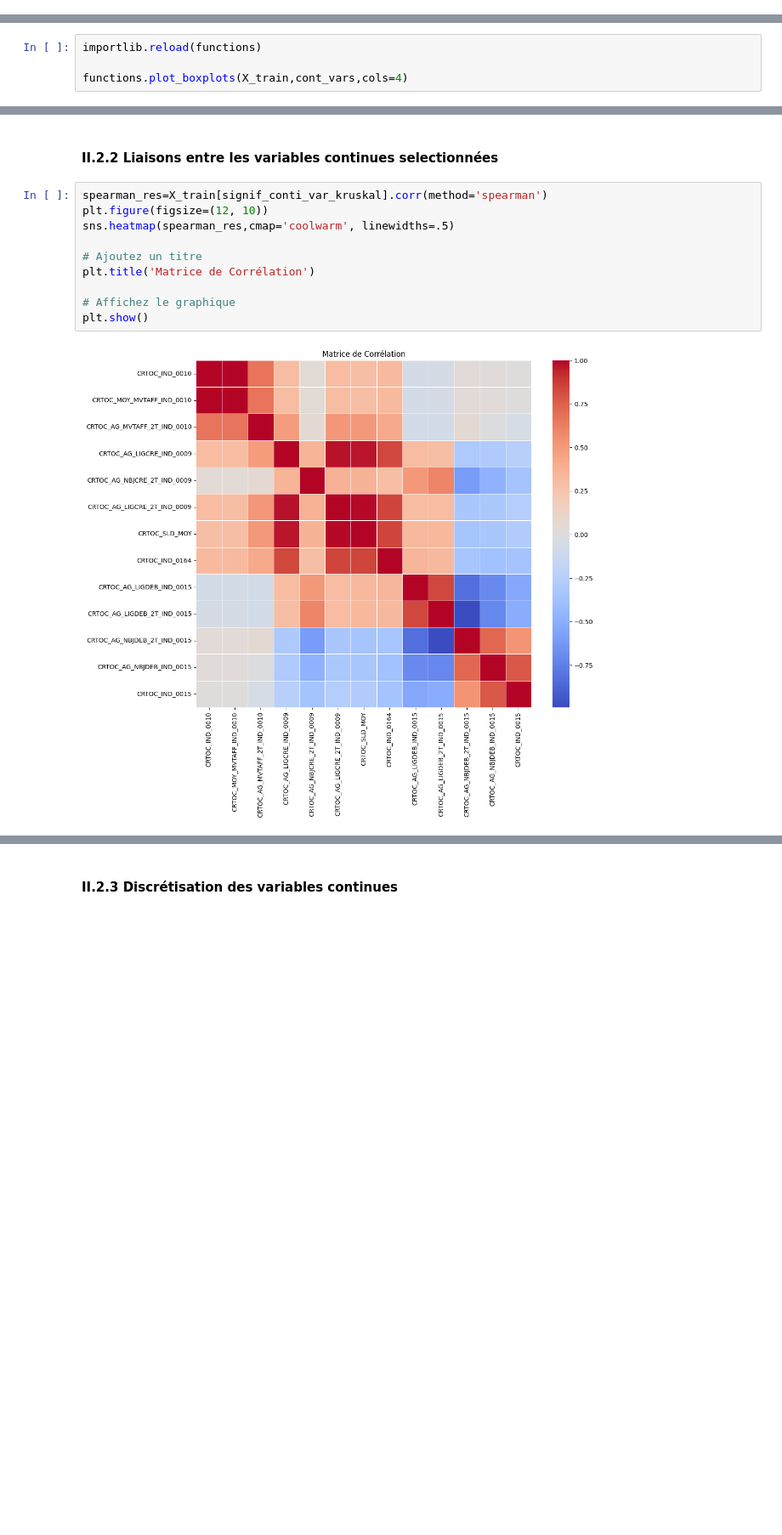
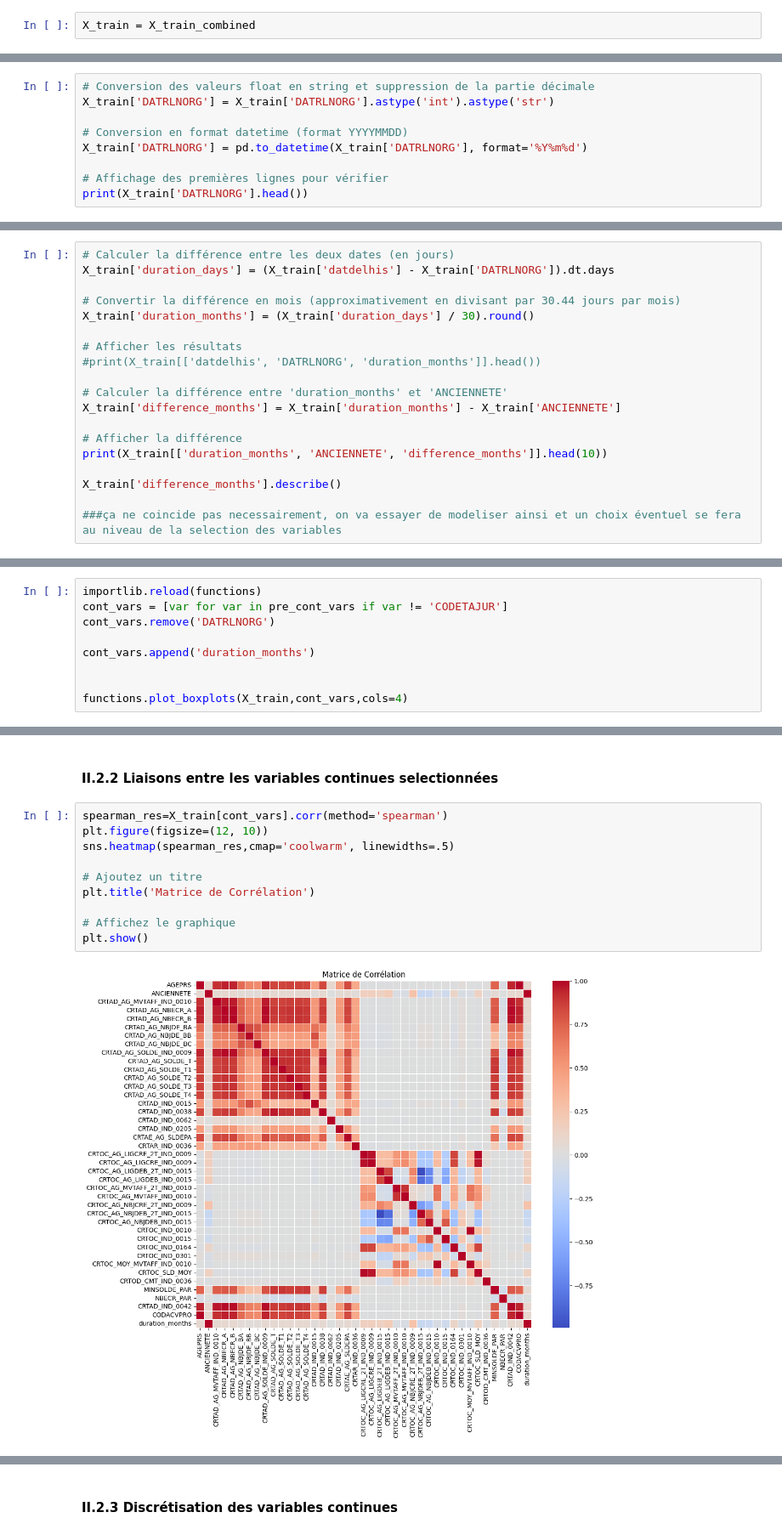
Before and after one commit to cheryl-kdio/Scoring-pj, a Jupyter notebook: desc.ipynb, the cells around one changed output, grey strips where cells are left out. Shown at 85% size. Cells and saved outputs as stored; diff of their text form; blank space fills up the shorter version.

Commit message:
traitement des variables

```diff
--- a/desc.ipynb
+++ b/desc.ipynb
@@ -621,0 +757,2 @@ len(X_train["CODETAJUR_II"].unique())
+# %%
+X_train = X_train_combined
@@ -626,0 +782,9 @@ Analyse visuelles des distributions
+# %%
+# Conversion des valeurs float en string et suppression de la partie décimale
+X_train['DATRLNORG'] = X_train['DATRLNORG'].astype('int').astype('str')
+
+# Conversion en format datetime (format YYYYMMDD)
+X_train['DATRLNORG'] = pd.to_datetime(X_train['DATRLNORG'], format='%Y%m%d')
+
+# Affichage des premières lignes pour vérifier
+print(X_train['DATRLNORG'].head())
@@ -626,0 +798,19 @@ Analyse visuelles des distributions
+# %%
+# Calculer la différence entre les deux dates (en jours)
+X_train['duration_days'] = (X_train['datdelhis'] - X_train['DATRLNORG']).dt.days
+
+# Convertir la différence en mois (approximativement en divisant par 30.44 jours par mois)
+X_train['duration_months'] = (X_train['duration_days'] / 30).round()
+
+# Afficher les résultats
+#print(X_train[['datdelhis', 'DATRLNORG', 'duration_months']].head())
+
+# Calculer la différence entre 'duration_months' et 'ANCIENNETE'
+X_train['difference_months'] = X_train['duration_months'] - X_train['ANCIENNETE']
+
+# Afficher la différence
+print(X_train[['duration_months', 'ANCIENNETE', 'difference_months']].head(10))
+
+X_train['difference_months'].describe()
+
+###ça ne coincide pas necessairement, on va essayer de modeliser ainsi et un choix éventuel se fera au niveau de la selection des variables
@@ -627,4 +838,9 @@ Analyse visuelles des distributions
 # %%
 importlib.reload(functions)
+cont_vars = [var for var in pre_cont_vars if var != 'CODETAJUR']
+cont_vars.remove('DATRLNORG')
+
+cont_vars.append('duration_months')
+
 
 functions.plot_boxplots(X_train,cont_vars,cols=4)
@@ -700,14 +951,14 @@ len(non_signif_conti_var_kruskal)
 # %% [markdown]
 #### II.2.2 Liaisons entre les variables continues selectionnées
 # %%
-spearman_res=X_train[signif_conti_var_kruskal].corr(method='spearman')
+spearman_res=X_train[cont_vars].corr(method='spearman')
 plt.figure(figsize=(12, 10))
 sns.heatmap(spearman_res,cmap='coolwarm', linewidths=.5)
 
 # Ajoutez un titre
 plt.title('Matrice de Corrélation')
 
 # Affichez le graphique
 plt.show()
 # %% [output]
-[figure, old version]
+[figure, new version]
```
Also changed, not shown: parts of 60 cells of this notebook, 1 other file.
